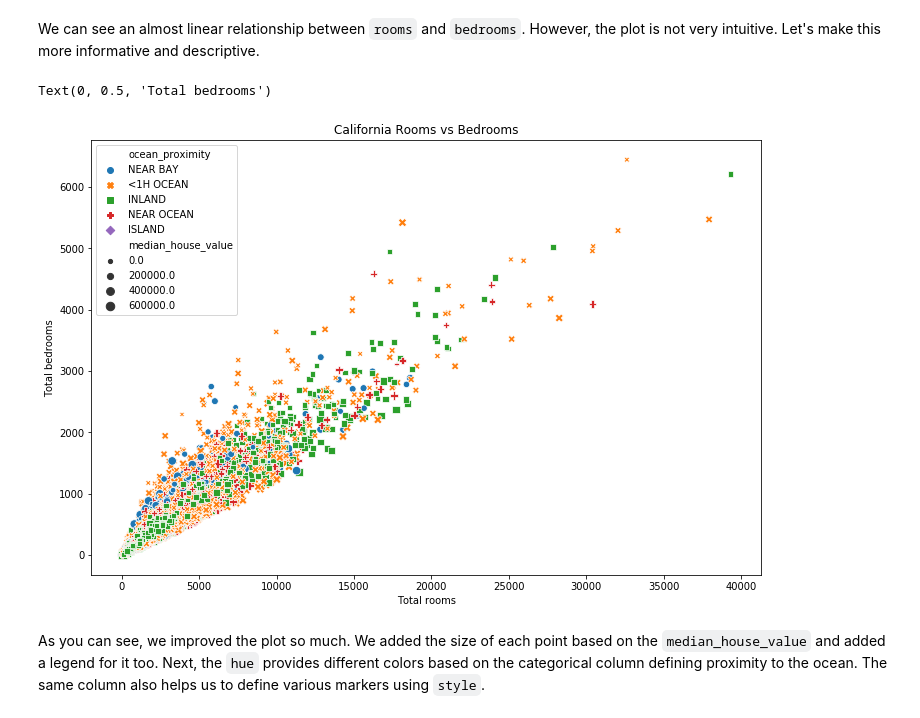
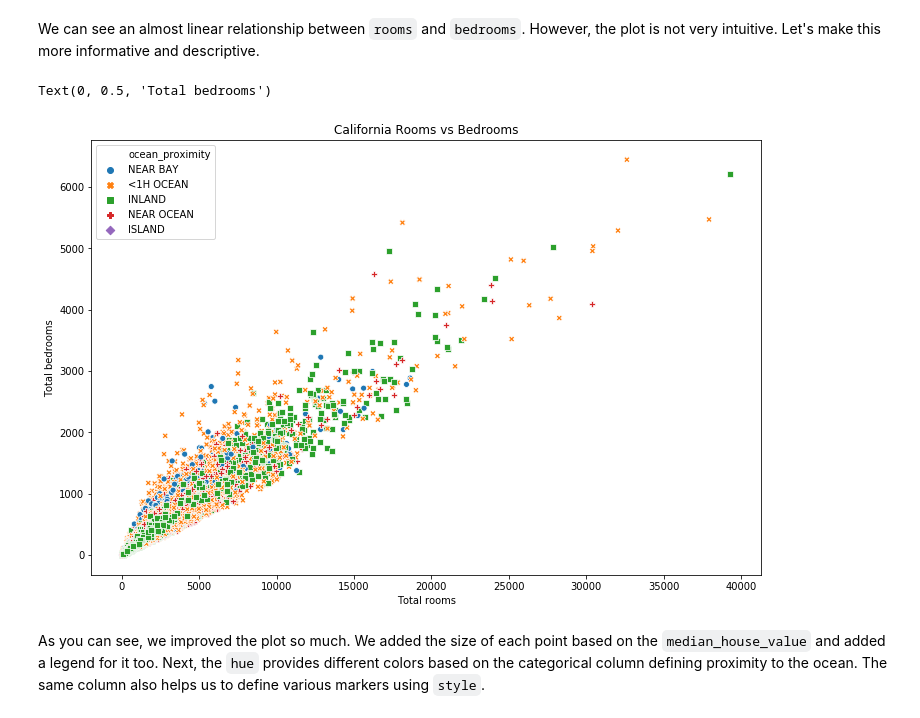
Before and after one commit to kb22/Understanding-Seaborn, a Jupyter notebook: Understanding Seaborn.ipynb, the cells around one changed output. Cells and saved outputs as stored; diff of their text form; code cells hidden in the pictures.

```diff
--- a/Understanding Seaborn.ipynb
+++ b/Understanding Seaborn.ipynb
@@ -53,17 +53,16 @@ We can see an almost linear relationship between `rooms` and `bedrooms`. However
 # %%
 plt.figure(figsize = (12, 8))
 sns.scatterplot(data = dataset,
                x = 'total_rooms',
                y = 'total_bedrooms',
-               size = 'median_house_value',
                hue = 'ocean_proximity',
                style = 'ocean_proximity')
 plt.title("California Rooms vs Bedrooms")
 plt.xlabel("Total rooms")
 plt.ylabel("Total bedrooms")
 # %% [output]
 Text(0, 0.5, 'Total bedrooms')
-[figure, old version]
+[figure, new version]
 # %% [markdown]
 As you can see, we improved the plot so much. We added the size of each point based on the `median_house_value` and added a legend for it too. Next, the `hue` provides different colors based on the categorical column defining proximity to the ocean. The same column also helps us to define various markers using `style`.
 # %% [markdown]
```
Also changed, not shown: parts of 3 cells of this notebook.
